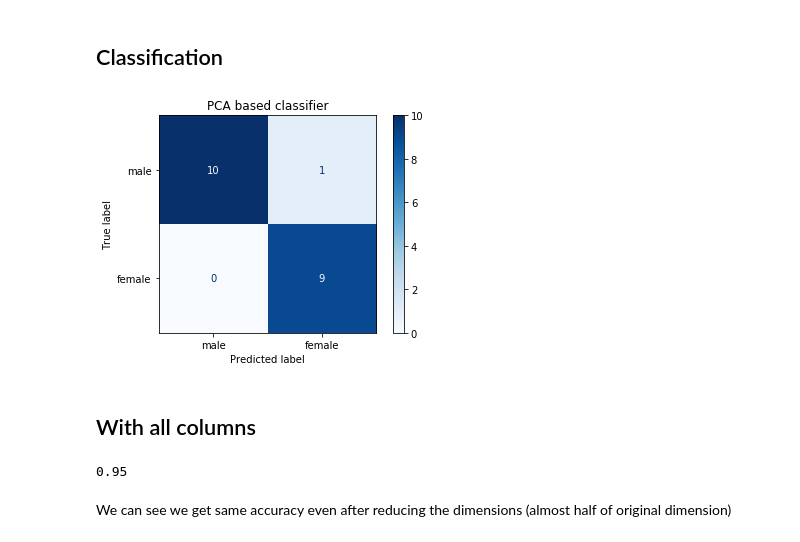
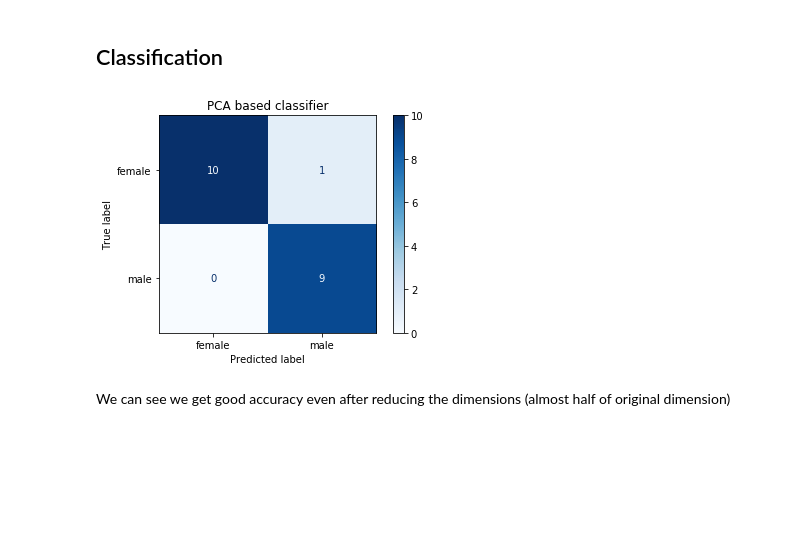
Before and after one commit to Rit-ctrl/Pattern-Recognition_2021, a Jupyter notebook: Assignment_3/q1.ipynb, the cells around one changed output. Drawn from its saved outputs; the diff is of its cells as text; code cells hidden in the pictures; blank space fills up the shorter version.

```diff
--- a/Assignment_3/q1.ipynb
+++ b/Assignment_3/q1.ipynb
@@ -295,17 +295,15 @@ red_test_data
 # %%
 from sklearn.naive_bayes import GaussianNB
 from sklearn.metrics import plot_confusion_matrix
 
 classifier = GaussianNB()
 classifier.fit(np.array(red_train_data),df_train['Class'])
 
 disp = plot_confusion_matrix(classifier,np.array(red_test_data) , df_test["Class"].to_list(),
-                                 display_labels=["male","female"],
+                                 display_labels=["female","male"],
                                  cmap=plt.cm.Blues,
                                  )
 disp.ax_.set_title("PCA based classifier")
 plt.show()
 # %% [output]
-[figure, old version]
+[figure, new version]
-# %% [markdown]
-## With all columns
@@ -316,6 +310,2 @@ f_all=mahalanobis(df_test[[i for i in df_test.columns[1:]]],df_dim[390:])
-# %%
-accuracy(predictions(m_all,f_all,"male","female"),df_test["Class"].to_list())
-# %% [output]
-0.95
 # %% [markdown]
-We can see we get same accuracy even after reducing the dimensions (almost half of original dimension)
+We can see we get good accuracy even after reducing the dimensions (almost half of original dimension)
```
Also changed, not shown: parts of 2 cells of this notebook.
